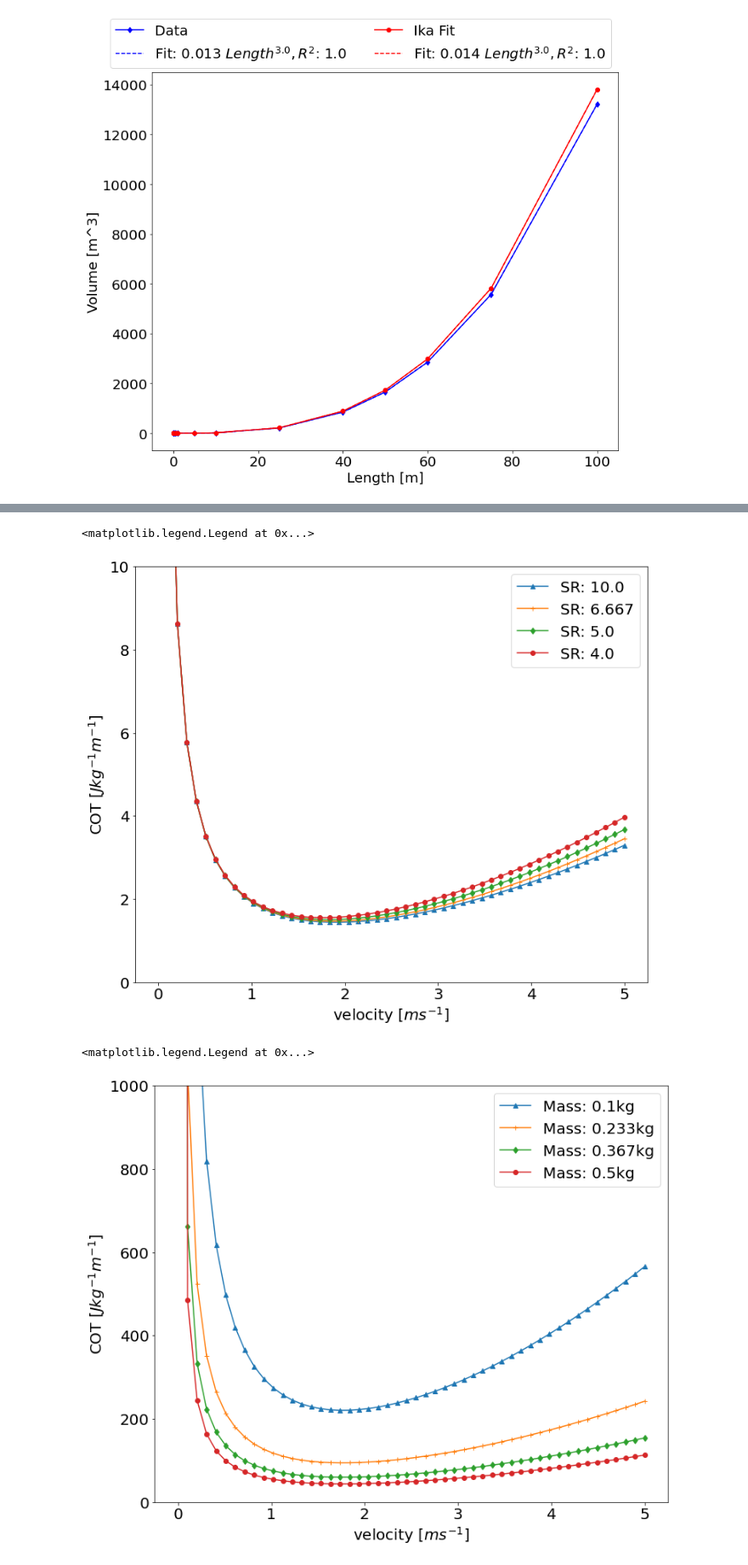
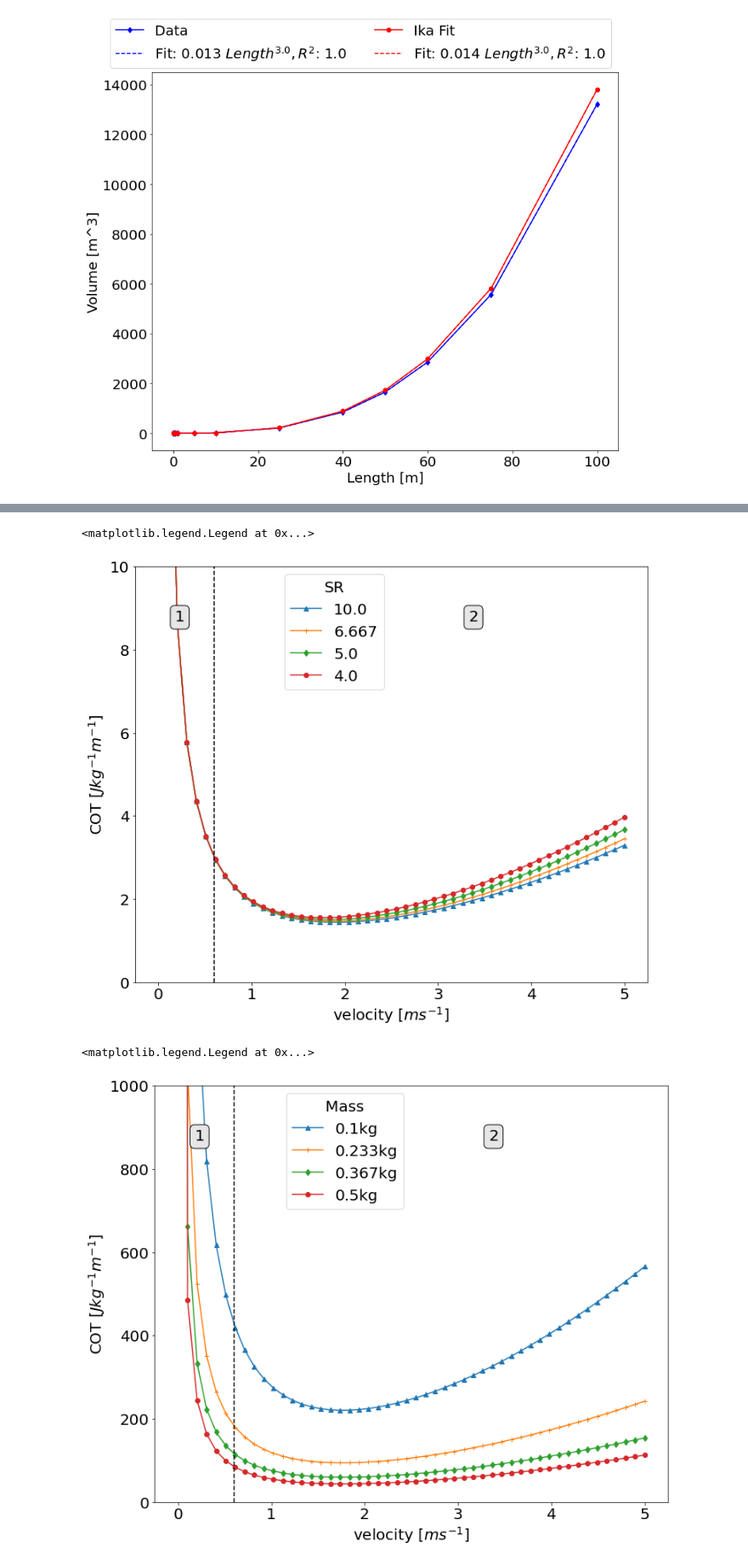
Before and after one commit to michaelcoe/Ika-Fit, a Jupyter notebook: blenderValidation.ipynb, the cells around one changed output, grey strips where cells are left out. Shown at 85% size. Drawn from its saved outputs; the diff is of its cells as text; code cells hidden in the pictures.

Commit message:
added annotations to graphs

```diff
--- a/blenderValidation.ipynb
+++ b/blenderValidation.ipynb
@@ -328,41 +341,65 @@ for idx, dCalc in enumerate(inf_Dcalc):
     cot_area = np.divide((25 + cot.ITTC_pp(Sr_calc, area_calc, length, mass_calc, efficiency,
                                            kinVisc, density, velocity)), (mass_calc * velocity))
 
-    ax5.plot(velocity, cot_area,  marker_style[idx], label='SR: ' + str(np.round(Sr_calc, 3)))
+    ax5.plot(velocity, cot_area,  marker_style[idx], label=str(np.round(Sr_calc, 3)))
 
+ax5.annotate(
+    '1',
+    xy=(1., 5), xycoords='data',
+    xytext=(-100, 200), textcoords='offset points',
+    bbox=dict(boxstyle="round", fc="0.9"))
+ax5.annotate(
+    '2',
+    xy=(3., 5), xycoords='data',
+    xytext=(40, 200), textcoords='offset points',
+    bbox=dict(boxstyle="round", fc="0.9"))
+
+ax5.plot([0.6, 0.6], [0, 2000], 'k--')
 ax5.set_ylabel('COT $[J kg^{-1} m^{-1}]$')
 ax5.set_xlabel('velocity $[ms^{-1}]$')
 ax5.set_ylim([0, 10])
-ax5.legend()
+ax5.legend(title='SR', bbox_to_anchor=(0.5, 1.0))
 #fig5.savefig(Path(figurePath).joinpath('SR_influence.pdf'), facecolor='w', bbox_inches='tight', dpi=300)
 # %% [output]
 <matplotlib.legend.Legend at 0x...>
-[figure, old version]
+[figure, new version]
 # %%
 fig6, ax6 = plt.subplots(figsize=((12, 10)))
 
 inf_mass = np.linspace(0.1, 0.5, 4)
 
 for idx, mass in enumerate(inf_mass):
     length = 1.0
     area_calc, D_calc = sea.determine_surface_area(1, 2, 0, length*0.95, sideFits[0], sideFits[1], nacaFits, nacaFits)
     Sr_calc = length/D_calc
     volume_calc, height, width = ve.determine_volume(1, 2, 0, length*0.90, sideFits[0], sideFits[1], nacaFits, nacaFits)
     mass_calc = volume_calc*density
 
     cot_area = np.divide((25 + cot.ITTC_pp(Sr_calc, area_calc, length, mass, efficiency,
                                            kinVisc, density, velocity)), (mass * velocity))
 
-    ax6.plot(velocity, cot_area, marker_style[idx], label= 'Mass: ' + str(np.round(mass, 3)) + 'kg')
+    ax6.plot(velocity, cot_area, marker_style[idx], label=str(np.round(mass, 3)) + 'kg')
 
+ax6.annotate(
+    '1',
+    xy=(1., 500), xycoords='data',
+    xytext=(-100, 200), textcoords='offset points',
+    bbox=dict(boxstyle="round", fc="0.9"))
+ax6.annotate(
+    '2',
+    xy=(3., 500), xycoords='data',
+    xytext=(40, 200), textcoords='offset points',
+    bbox=dict(boxstyle="round", fc="0.9"))
+
+ax6.plot([0.6, 0.6], [0, 2000], 'k--')
 ax6.set_ylabel('COT $[J kg^{-1} m^{-1}]$')
 ax6.set_xlabel('velocity $[ms^{-1}]$')
 ax6.set_ylim([0, 1000])
-ax6.legend()
+ax6.legend(title='Mass', bbox_to_anchor=(0.5, 1.0))
 #fig6.savefig(Path(figurePath).joinpath('mass_influence.pdf'), facecolor='w', bbox_inches='tight', dpi=300)
 # %% [output]
 <matplotlib.legend.Legend at 0x...>
-[figure, old version]
+[figure, new version]
 # %%
 fig7, ax7 = plt.subplots(figsize=((12, 10)))
 
```
Also changed, not shown: parts of 5 cells of this notebook.
